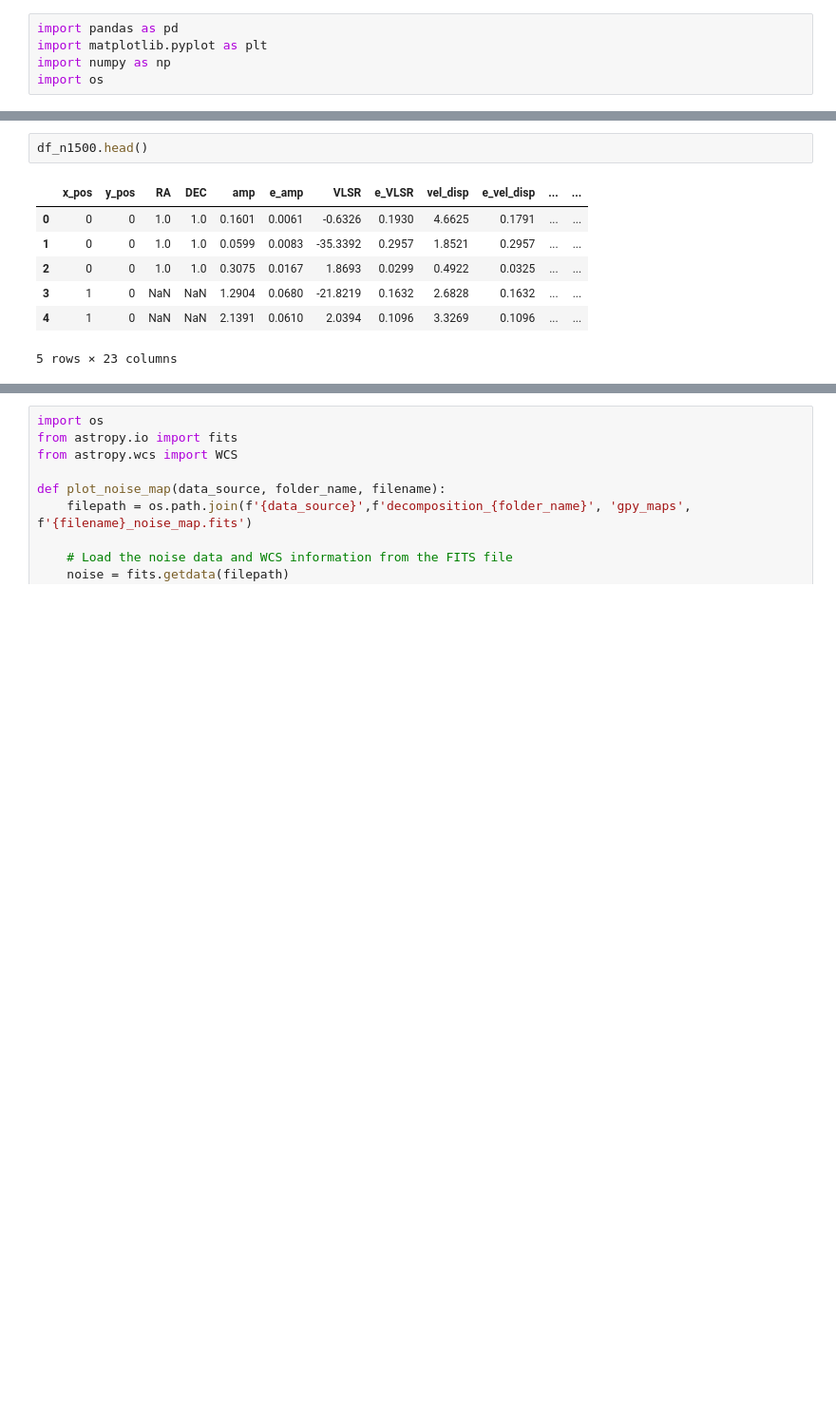
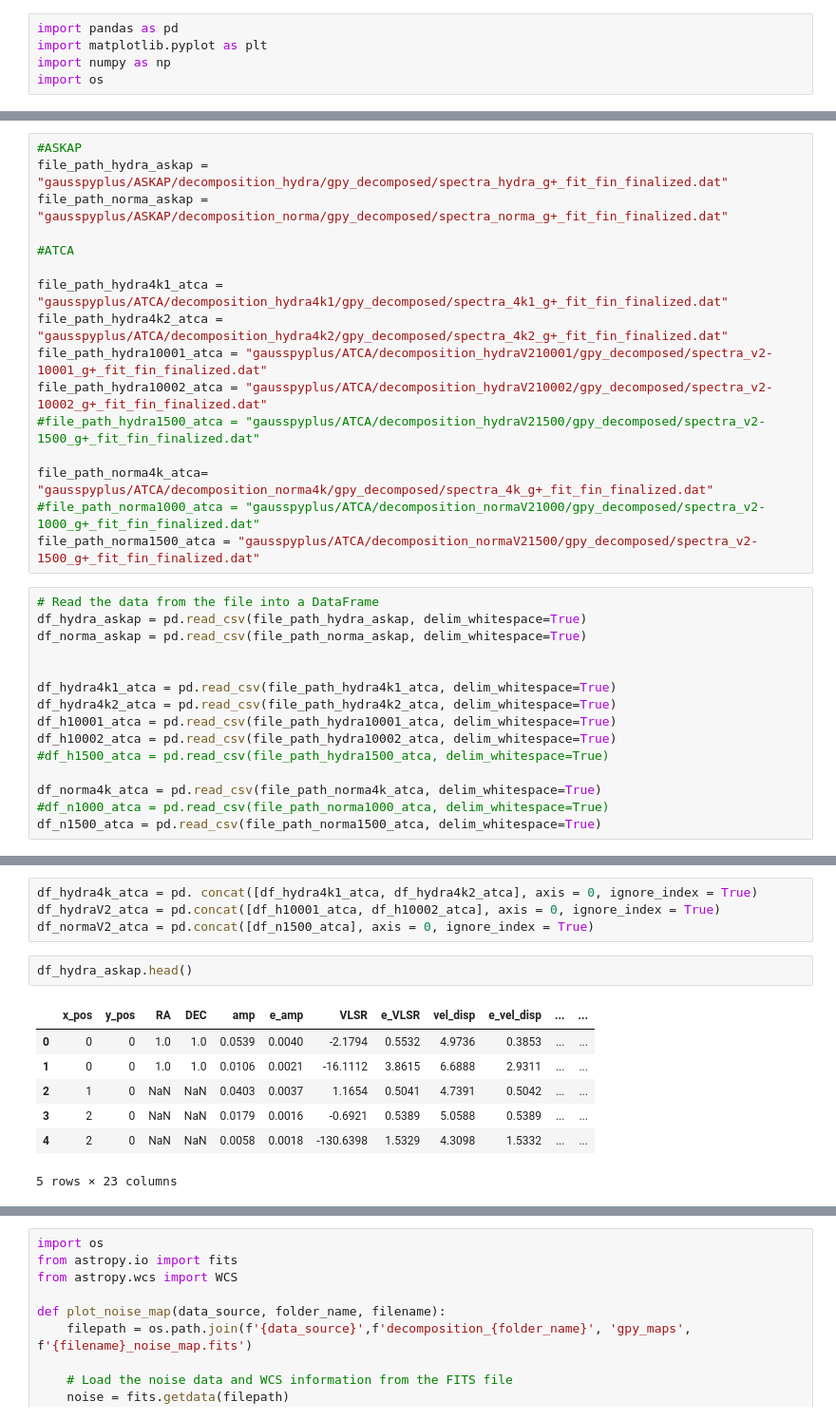
Before and after one commit to brandonminta/spectral_decomposition, a Jupyter notebook: Histograms.ipynb, the cells around one changed output, grey strips where cells are left out. Shown at 95% size. Saved outputs shown, nothing was run; the diff lists cells and outputs as text; blank space fills up the shorter version.

```diff
--- a/Histograms.ipynb
+++ b/Histograms.ipynb
@@ -22,0 +8,31 @@ df_n4k = pd.read_csv(file_path_4k_n, delim_whitespace=True)
+# %%
+#ASKAP
+file_path_hydra_askap = "gausspyplus/ASKAP/decomposition_hydra/gpy_decomposed/spectra_hydra_g+_fit_fin_finalized.dat"
+file_path_norma_askap = "gausspyplus/ASKAP/decomposition_norma/gpy_decomposed/spectra_norma_g+_fit_fin_finalized.dat"
+
+#ATCA
+
+file_path_hydra4k1_atca = "gausspyplus/ATCA/decomposition_hydra4k1/gpy_decomposed/spectra_4k1_g+_fit_fin_finalized.dat"
+file_path_hydra4k2_atca = "gausspyplus/ATCA/decomposition_hydra4k2/gpy_decomposed/spectra_4k2_g+_fit_fin_finalized.dat"
+file_path_hydra10001_atca = "gausspyplus/ATCA/decomposition_hydraV210001/gpy_decomposed/spectra_v2-10001_g+_fit_fin_finalized.dat"
+file_path_hydra10002_atca = "gausspyplus/ATCA/decomposition_hydraV210002/gpy_decomposed/spectra_v2-10002_g+_fit_fin_finalized.dat"
+#file_path_hydra1500_atca = "gausspyplus/ATCA/decomposition_hydraV21500/gpy_decomposed/spectra_v2-1500_g+_fit_fin_finalized.dat"
+
+file_path_norma4k_atca= "gausspyplus/ATCA/decomposition_norma4k/gpy_decomposed/spectra_4k_g+_fit_fin_finalized.dat"
+#file_path_norma1000_atca = "gausspyplus/ATCA/decomposition_normaV21000/gpy_decomposed/spectra_v2-1000_g+_fit_fin_finalized.dat"
+file_path_norma1500_atca = "gausspyplus/ATCA/decomposition_normaV21500/gpy_decomposed/spectra_v2-1500_g+_fit_fin_finalized.dat"
+# %%
+# Read the data from the file into a DataFrame
+df_hydra_askap = pd.read_csv(file_path_hydra_askap, delim_whitespace=True)
+df_norma_askap = pd.read_csv(file_path_norma_askap, delim_whitespace=True)
+
+
+df_hydra4k1_atca = pd.read_csv(file_path_hydra4k1_atca, delim_whitespace=True)
+df_hydra4k2_atca = pd.read_csv(file_path_hydra4k2_atca, delim_whitespace=True)
+df_h10001_atca = pd.read_csv(file_path_hydra10001_atca, delim_whitespace=True)
+df_h10002_atca = pd.read_csv(file_path_hydra10002_atca, delim_whitespace=True)
+#df_h1500_atca = pd.read_csv(file_path_hydra1500_atca, delim_whitespace=True)
+
+df_norma4k_atca = pd.read_csv(file_path_norma4k_atca, delim_whitespace=True)
+#df_n1000_atca = pd.read_csv(file_path_norma1000_atca, delim_whitespace=True)
+df_n1500_atca = pd.read_csv(file_path_norma1500_atca, delim_whitespace=True)
@@ -23,10 +63,14 @@ df_n4k = pd.read_csv(file_path_4k_n, delim_whitespace=True)
+# %%
+df_hydra4k_atca = pd. concat([df_hydra4k1_atca, df_hydra4k2_atca], axis = 0, ignore_index = True)
+df_hydraV2_atca = pd.concat([df_h10001_atca, df_h10002_atca], axis = 0, ignore_index = True)
+df_normaV2_atca = pd.concat([df_n1500_atca], axis = 0, ignore_index = True)
 # %%
-df_n1500.head()
+df_hydra_askap.head()
 # %% [output]
 |  | x_pos | y_pos | RA | DEC | amp | e_amp | VLSR | e_VLSR | vel_disp | e_vel_disp | ... | ... |
-| 0 | 0 | 0 | 1.0 | 1.0 | 0.1601 | 0.0061 | -0.6326 | 0.1930 | 4.6625 | 0.1791 | ... | ... |
-| 1 | 0 | 0 | 1.0 | 1.0 | 0.0599 | 0.0083 | -35.3392 | 0.2957 | 1.8521 | 0.2957 | ... | ... |
-| 2 | 0 | 0 | 1.0 | 1.0 | 0.3075 | 0.0167 | 1.8693 | 0.0299 | 0.4922 | 0.0325 | ... | ... |
-| 3 | 1 | 0 | NaN | NaN | 1.2904 | 0.0680 | -21.8219 | 0.1632 | 2.6828 | 0.1632 | ... | ... |
-| 4 | 1 | 0 | NaN | NaN | 2.1391 | 0.0610 | 2.0394 | 0.1096 | 3.3269 | 0.1096 | ... | ... |
+| 0 | 0 | 0 | 1.0 | 1.0 | 0.0539 | 0.0040 | -2.1794 | 0.5532 | 4.9736 | 0.3853 | ... | ... |
+| 1 | 0 | 0 | 1.0 | 1.0 | 0.0106 | 0.0021 | -16.1112 | 3.8615 | 6.6888 | 2.9311 | ... | ... |
+| 2 | 1 | 0 | NaN | NaN | 0.0403 | 0.0037 | 1.1654 | 0.5041 | 4.7391 | 0.5042 | ... | ... |
+| 3 | 2 | 0 | NaN | NaN | 0.0179 | 0.0016 | -0.6921 | 0.5389 | 5.0588 | 0.5389 | ... | ... |
+| 4 | 2 | 0 | NaN | NaN | 0.0058 | 0.0018 | -130.6398 | 1.5329 | 4.3098 | 1.5332 | ... | ... |
 5 rows × 23 columns
```
Also changed, not shown: parts of 30 cells of this notebook, 1 other file.
